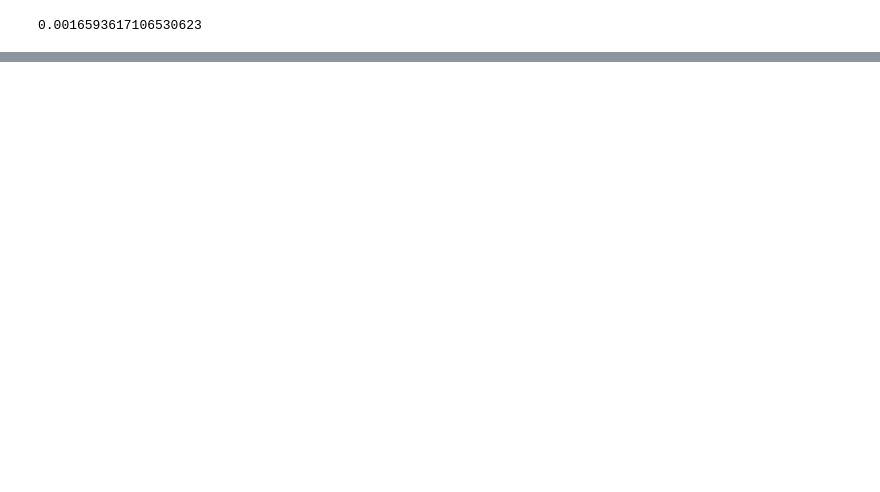
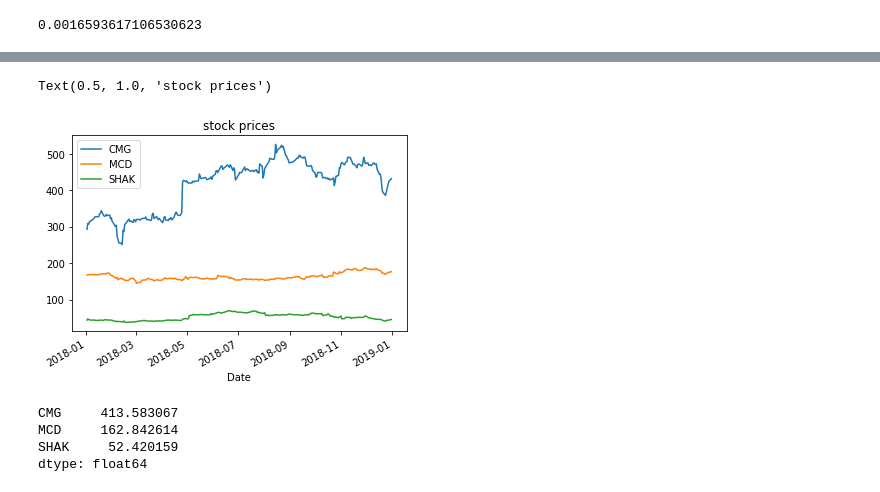
Before and after one commit to sidratulmontaha/python-practice, a Jupyter notebook: L4_pandas.ipynb, the cells around one changed output, grey strips where cells are left out. Saved outputs shown, nothing was run; the diff lists cells and outputs as text; code cells hidden in the pictures; blank space fills up the shorter version.

```diff
--- a/L4_pandas.ipynb
+++ b/L4_pandas.ipynb
@@ -371,0 +442,8 @@ print(mult_returns.median())
+# %%
+CMG = pdr.data.DataReader('CMG', data_source='yahoo', start=datetime(2018,1,1), end=datetime(2019,1,1))
+MCD = pdr.data.DataReader('MCD', data_source='yahoo', start=datetime(2018,1,1), end=datetime(2019,1,1))
+SHAK = pdr.data.DataReader('SHAK', data_source='yahoo', start=datetime(2018,1,1), end=datetime(2019,1,1))
+# %%
+prices = pd.concat([CMG.iloc[:,-1], MCD.iloc[:,-1],SHAK.iloc[:,-1]], axis=1)
+prices.columns = ['CMG', 'MCD','SHAK']
+prices.head()
@@ -371,0 +498,4 @@ print(mult_returns.median())
+# %%
+TSLA =  pdr.data.DataReader('TSLA', data_source='yahoo', start=datetime(2018,1,1), end=datetime(2019,1,1)).iloc[:, -1]
+prices.loc[:,'TSLA'] = TSLA
+prices.head()
@@ -371,0 +510,2 @@ print(mult_returns.median())
+# %%
+prices = prices.drop('TSLA', axis=1)
@@ -371,0 +524,13 @@ print(mult_returns.median())
+# %%
+prices.plot()
+plt.title('stock prices')
+# %% [output]
+Text(0.5, 1.0, 'stock prices')
+[figure, added]
+# %%
+prices.mean(axis=0)
+# %% [output]
+CMG     413.583067
+MCD     162.842614
+SHAK     52.420159
+dtype: float64
```
Also changed, not shown: parts of 30 cells of this notebook.
